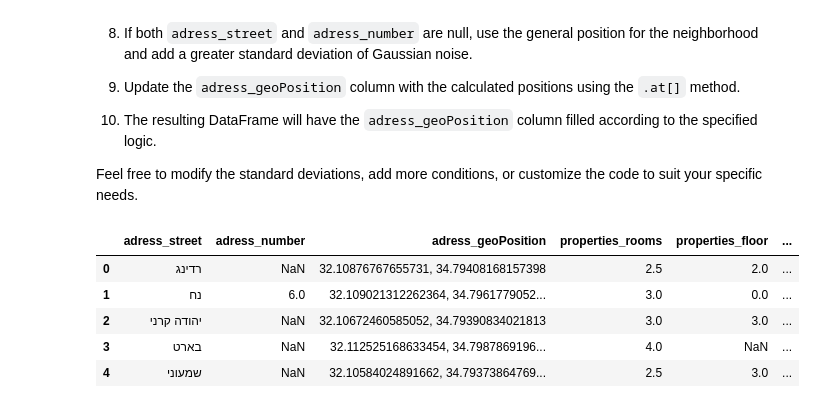
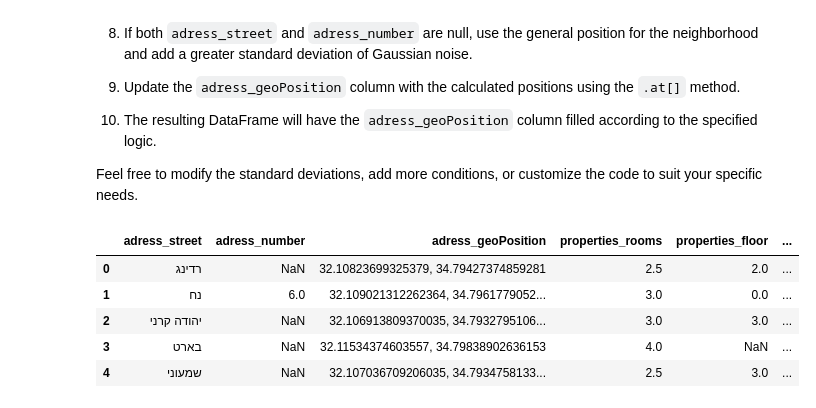
Before and after one commit to Guy-Ben-Yosef/Rentalytics, a Jupyter notebook: analysis.ipynb, the cells around one changed output. Drawn from its saved outputs; the diff is of its cells as text; code cells hidden in the pictures.

```diff
--- a/analysis.ipynb
+++ b/analysis.ipynb
@@ -103,7 +103,7 @@ Feel free to modify the standard deviations, add more conditions, or customize t
 # %%
 # Define the standard deviation for the Gaussian noise
 std_dev_street_only = 0.001  # Standard deviation for street-only addresses
-std_dev_neighborhood = 0.01  # Standard deviation for neighborhood addresses
+std_dev_neighborhood = 0.003  # Standard deviation for neighborhood addresses
 
 # Convert the geographical positions in adress_geo_dictionary to numerical scalars
 geo_dict = {street: np.array(position.split(', '), dtype=float)
@@ -112,38 +112,38 @@ geo_dict = {street: np.array(position.split(', '), dtype=float)
 # Define the general position for the neighborhood
 neighborhood_position = geo_dict["רמת אביב"]
 
 # Function to add Gaussian noise to a position
 def add_noise(position, std_dev):
     noise = np.random.normal(0, std_dev, size=2)
     return position + noise
 
 # Fill up the 'adress_geoPosition' column
 for index, row in df.iterrows():
     street = row['adress_street']
     number = row['adress_number']
     position = row['adress_geoPosition']
 
     if pd.notnull(street) and pd.notnull(number):
         if pd.isnull(position):
             warnings.warn(f"Missing 'adress_geoPosition' for index {index}.")
         continue
 
     if pd.notnull(street):
         position = add_noise(geo_dict.get(street), std_dev_street_only)
     else:
         position = add_noise(neighborhood_position, std_dev_neighborhood)
 
     df.at[index, 'adress_geoPosition'] = f"{position[0]}, {position[1]}"
 
 # Display the updated DataFrame
 df.head()
 # %% [output]
 |  | adress_street | adress_number | adress_geoPosition | properties_rooms | properties_floor | ... |
-| 0 | רדינג | NaN | 32.10876767655731, 34.79408168157398 | 2.5 | 2.0 | ... |
+| 0 | רדינג | NaN | 32.10823699325379, 34.79427374859281 | 2.5 | 2.0 | ... |
 | 1 | נח | 6.0 | 32.109021312262364, 34.7961779052... | 3.0 | 0.0 | ... |
-| 2 | יהודה קרני | NaN | 32.10672460585052, 34.79390834021813 | 3.0 | 3.0 | ... |
-| 3 | בארט | NaN | 32.112525168633454, 34.7987869196... | 4.0 | NaN | ... |
-| 4 | שמעוני | NaN | 32.10584024891662, 34.79373864769... | 2.5 | 3.0 | ... |
+| 2 | יהודה קרני | NaN | 32.106913809370035, 34.7932795106... | 3.0 | 3.0 | ... |
+| 3 | בארט | NaN | 32.11534374603557, 34.79838902636153 | 4.0 | NaN | ... |
+| 4 | שמעוני | NaN | 32.107036709206035, 34.7934758133... | 2.5 | 3.0 | ... |
 # %%
 def float2int(x):
     if pd.notnull(x) and x == int(x):
```
Also changed, not shown: parts of 1 cell of this notebook, 1 other file.
